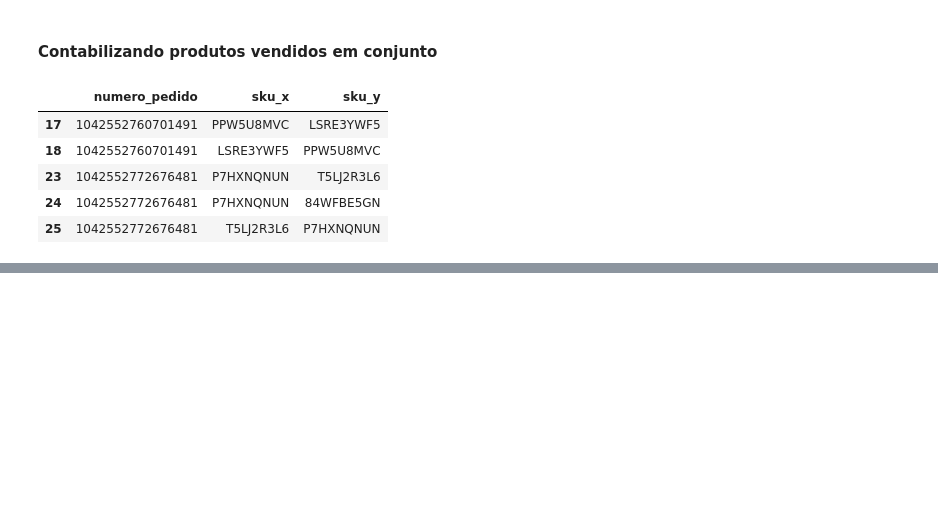
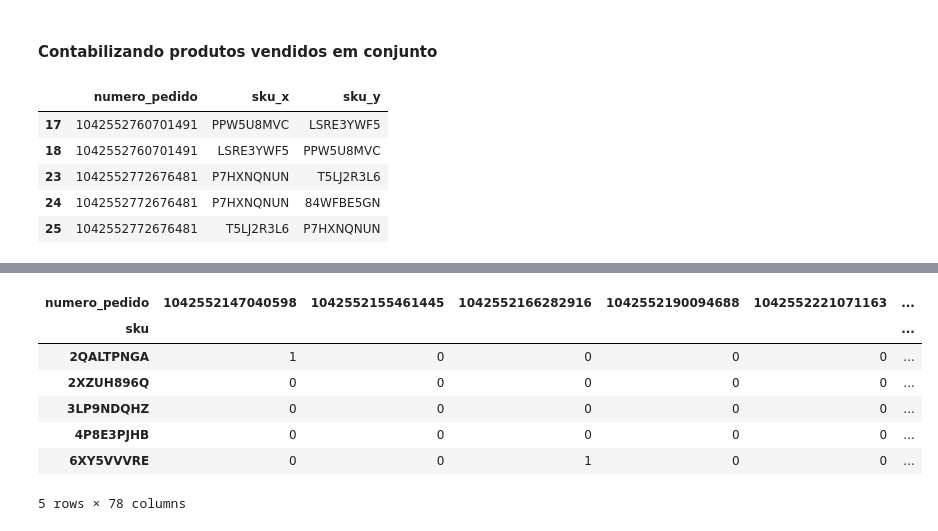
Before and after one commit to wrprates/ecommerce-joias, a Jupyter notebook: h3_compra_combinada/H3_compra_combinada.ipynb, the cells around one changed output, grey strips where cells are left out. Cells and saved outputs as stored; diff of their text form; code cells hidden in the pictures; blank space fills up the shorter version.

```diff
--- a/h3_compra_combinada/H3_compra_combinada.ipynb
+++ b/h3_compra_combinada/H3_compra_combinada.ipynb
@@ -88,0 +92,3 @@ df_resultado.head()
+# %%
+# Tabela Pedido, Produto e Quantidade
+similaridade_produtos = pedidos_df[['numero_pedido', 'sku', 'quantidade']]
@@ -88,0 +118,11 @@ df_resultado.head()
+# %%
+matriz_utilidade.head()
+# %% [output]
+| numero_pedido | 1042552147040598 | 1042552155461445 | 1042552166282916 | 1042552190094688 | 1042552221071163 | ... |
+| sku |  |  |  |  |  | ... |
+| 2QALTPNGA | 1 | 0 | 0 | 0 | 0 | ... |
+| 2XZUH896Q | 0 | 0 | 0 | 0 | 0 | ... |
+| 3LP9NDQHZ | 0 | 0 | 0 | 0 | 0 | ... |
+| 4P8E3PJHB | 0 | 0 | 0 | 0 | 0 | ... |
+| 6XY5VVVRE | 0 | 0 | 1 | 0 | 0 | ... |
+5 rows × 78 columns
```
Also changed, not shown: parts of 22 cells of this notebook.
